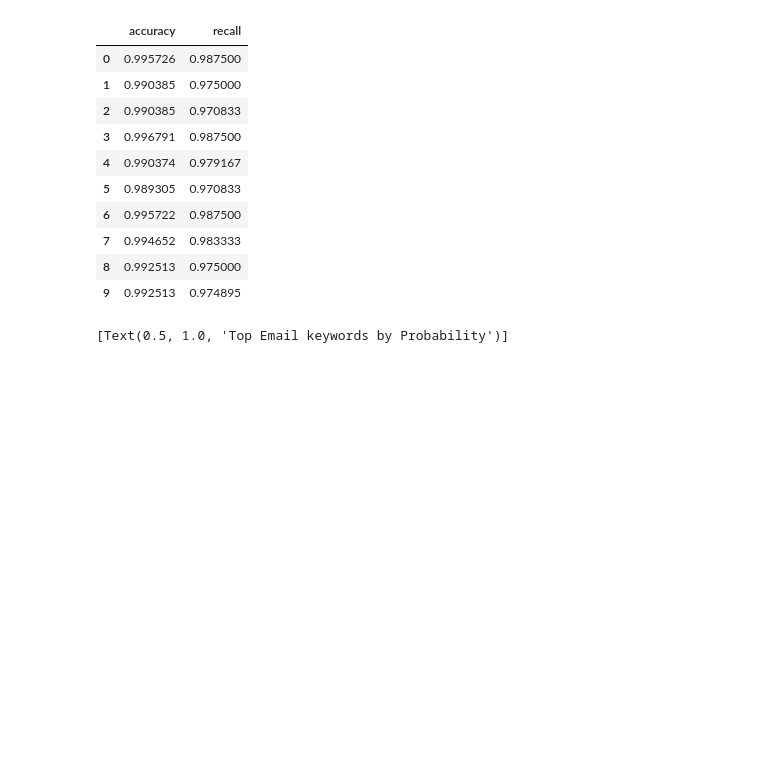
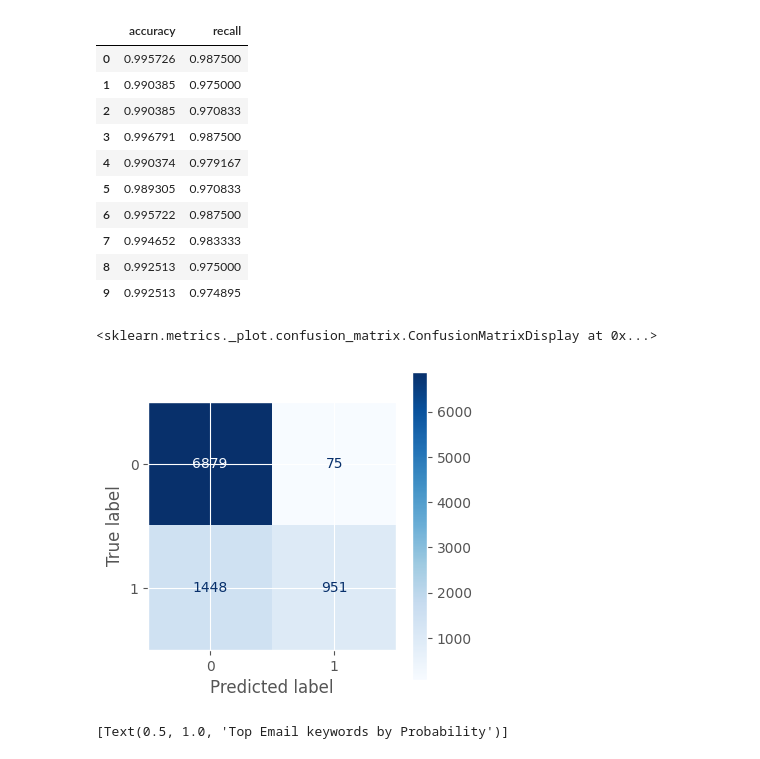
Before and after one commit to KendallScott/QTW, a Jupyter notebook: Case Study 3/Case_Study_3.ipynb, the cells around one changed output. Drawn from its saved outputs; the diff is of its cells as text; code cells hidden in the pictures; blank space fills up the shorter version.

```diff
--- a/Case Study 3/Case_Study_3.ipynb
+++ b/Case Study 3/Case_Study_3.ipynb
@@ -367,4 +369,10 @@ mNB_scores
 | 7 | 0.994652 | 0.983333 |
 | 8 | 0.992513 | 0.975000 |
 | 9 | 0.992513 | 0.974895 |
+# %%
+plt.rcParams["figure.figsize"] = (4,4)
+ConfusionMatrixDisplay.from_predictions(y,my_pipe.predict(X),cmap='Blues')
+# %% [output]
+<sklearn.metrics._plot.confusion_matrix.ConfusionMatrixDisplay at 0x...>
+[figure, added]
 # %%
```
Also changed, not shown: parts of 5 cells of this notebook.
